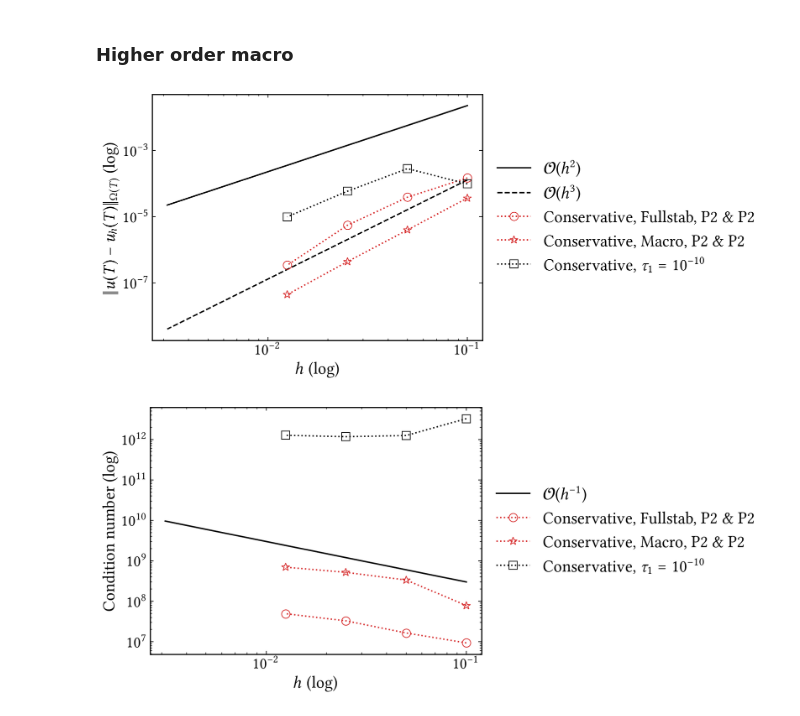
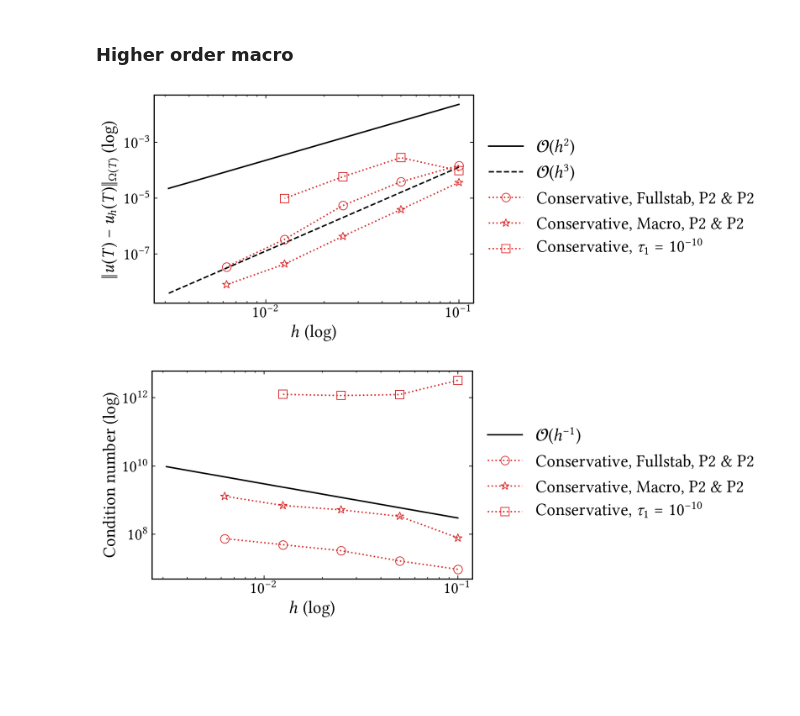
Before and after one commit to CutFEM/CutFEM-Library, a Jupyter notebook: notebook/convection_diffusion/macro_algoim.ipynb, the cells around one changed output. Drawn from its saved outputs; the diff is of its cells as text; code cells hidden in the pictures; blank space fills up the shorter version.

```diff
--- a/notebook/convection_diffusion/macro_algoim.ipynb
+++ b/notebook/convection_diffusion/macro_algoim.ipynb
@@ -42,19 +42,19 @@ tau5x10neg3 = mlines.Line2D([], [], color='C0', linestyle="-", label=r'$\tau_0 =
 tau3x10neg4 = mlines.Line2D([], [], color='C2', linestyle="-.", label=r'$\tau_0 = \tau_1 = 3\cdot 10^{-4}$')
 tau5x10neg4 = mlines.Line2D([], [], color='C3', linestyle=":", label=r'$\tau_0 = \tau_1 = 5\cdot 10^{-4}$')
 
-conservative = mlines.Line2D([0], [0], marker='none', color='black', linestyle=":", label='Conservative')
-classical = mlines.Line2D([0], [0], marker='none', color='black', linestyle=(0, (5,7)), label='Non-conservative')
+conservative = mlines.Line2D([0], [0], marker='None', color='black', linestyle=":", label='Conservative')
+classical = mlines.Line2D([0], [0], marker='None', color='black', linestyle=(0, (5,7)), label='Non-conservative')
 
 
 space = mlines.Line2D([0], [0], marker='None', color='None', linestyle="None", label=' ')
 
 circle = mlines.Line2D([0], [0], marker='o', color='black',
                           markersize=9, markerfacecolor="None",
-                          linestyle="none", markeredgewidth=0.8,
+                          linestyle="None", markeredgewidth=0.8,
                            label='Full stabilization.')
 
 star = mlines.Line2D([], [], color='black', marker='*',
-                          markersize=9,linestyle="none",
+                          markersize=9,linestyle="None",
                         markeredgewidth=0.8, markerfacecolor="None",
                         label='Macro stabilization.')
 
@@ -316,49 +317,97 @@ plt.show()
 # %% [markdown]
 ### Higher order macro
 # %%
-error_conservative_fullstab_P2_P2 = [0.0001494488616177271, 3.881628420637765e-05, 5.486702404706657e-06, 3.405538596876311e-07]
-cond_conservative_fullstab_P2_P2 = [9.363431e+06,1.648957e+07,3.287586e+07,4.932920e+07]
+error_conservative_fullstab_P2_P2 =[0.0001494488616173083, 3.881628420615635e-05, 5.486702405086791e-06, 3.405538587243277e-07, 3.529888636817087e-08]
 
-error_conservative_macro_delta45_P2_P2 = [3.681434970683743e-05, 3.959554991549808e-06, 4.339632026286346e-07, 4.405980880460053e-08]
-cond_conservative_macro_delta45_P2_P2 = [7.854238e+07,3.351243e+08,5.195198e+08,6.953168e+08]
+cond_conservative_fullstab_P2_P2 = [9.363431e+06,1.648957e+07,3.287586e+07,4.932920e+07,7.457605e+07]
+
+
+error_conservative_macro_delta45_P2_P2 = [3.681434970627714e-05, 3.959554991322784e-06, 4.33963202003749e-07, 4.405980891975698e-08, 8.078673628510773e-09]
+cond_conservative_macro_delta45_P2_P2 = [7.854238e+07,3.351243e+08,5.195198e+08,6.953168e+08,1.306586e+09]
+
+error_conservative_macro_delta45_tau100_P2_P2 = [3.781502359094419e-05, 4.009960412229689e-06, 3.964119427074606e-07, 4.221449769983625e-08, 4.273556115714899e-09]
+cond_conservative_macro_delta45_tau100_P2_P2 = [2.767550e+10,3.308026e+11,5.141940e+11,6.904360e+11,1e100]
 
 error_conservative_nostab_P2_P2 =  [9.834096382125155e-05, 0.0002842620509485111, 5.883419484511151e-05, 9.913740752163413e-06]
 cond_conservative_nostab_P2_P2 = [3.258768e+12,1.247742e+12,1.168398e+12,1.264501e+12]
 
 
 h = [0.1, 0.05, 0.025, 0.0125, 0.00625, 0.003125]
 
 fig2, ax2 = plt.subplots()
 
 ax2.loglog(h, 2.3e-0*np.power(h, 2), label=r"$\mathcal{O}(h^{2})$", linestyle="-", color="black")
 ax2.loglog(h, 1.3e-1*np.power(h, 3), label=r"$\mathcal{O}(h^{3})$", linestyle="--", color="black")
 
 # tau_1 = 0.1!!!!
-ax2.loglog(h[:-2], error_conservative_fullstab_P2_P2,  marker='o', markersize=9,linestyle=":", markeredgewidth=0.8, markerfacecolor="None", color="C3", label=r"Conservative, Fullstab, P2 \& P2")
-ax2.loglog(h[:-2], error_conservative_macro_delta45_P2_P2,  marker='*', markersize=9,linestyle=":", markeredgewidth=0.8, markerfacecolor="None", color="C3", label=r"Conservative, Macro, P2 \& P2")
-ax2.loglog(h[:-2], error_conservative_nostab_P2_P2,  marker='s', markersize=9,linestyle=":", markeredgewidth=0.8, markerfacecolor="None", color="black", label=r"Conservative, $\tau_1 = 10^{-10}$")
+ax2.loglog(h[:-1], error_conservative_fullstab_P2_P2,  marker='o', markersize=9,linestyle=":", markeredgewidth=0.8, markerfacecolor="None", color="C3", label=r"Conservative, Fullstab, P2 \& P2")
+ax2.loglog(h[:-1], error_conservative_macro_delta45_P2_P2,  marker='*', markersize=9,linestyle=":", markeredgewidth=0.8, markerfacecolor="None", color="C3", label=r"Conservative, Macro, P2 \& P2")
+ax2.loglog(h[:-2], error_conservative_nostab_P2_P2,  marker='s', markersize=9,linestyle=":", markeredgewidth=0.8, markerfacecolor="None", color="C3", label=r"Conservative, $\tau_1 = 10^{-10}$")
 
 ax2.legend(prop={'size': 18},loc='center left', bbox_to_anchor=(1.0, 0.5), ncol=1, frameon=False)
 
 ax2.set_xlabel(r"$h$ (log)", fontsize=18)
 ax2.tick_params(axis='both', which='major', labelsize=17)
 ax2.set_ylabel(r"$\|u(T)-u_h(T)\|_{\Omega(T)}$ (log)", fontsize=18)
 
 plt.show()
 
 
 fig3, ax3 = plt.subplots()
 
 ax3.loglog(h, 3e7*np.power(h, -1), label=r"$\mathcal{O}(h^{-1})$", linestyle="-", color="black")
-ax3.loglog(h[:-2], cond_conservative_fullstab_P2_P2,  marker='o', markersize=9,linestyle=":", markeredgewidth=0.8, markerfacecolor="None", color="C3", label=r"Conservative, Fullstab, P2 \& P2")
-ax3.loglog(h[:-2], cond_conservative_macro_delta45_P2_P2,  marker='*', markersize=9,linestyle=":", markeredgewidth=0.8, markerfacecolor="None", color="C3", label=r"Conservative, Macro, P2 \& P2")
-ax3.loglog(h[:-2], cond_conservative_nostab_P2_P2,  marker='s', markersize=9,linestyle=":", markeredgewidth=0.8, markerfacecolor="None", color="black", label=r"Conservative, $\tau_1 = 10^{-10}$")
+ax3.loglog(h[:-1], cond_conservative_fullstab_P2_P2,  marker='o', markersize=9,linestyle=":", markeredgewidth=0.8, markerfacecolor="None", color="C3", label=r"Conservative, Fullstab, P2 \& P2")
+ax3.loglog(h[:-1], cond_conservative_macro_delta45_P2_P2,  marker='*', markersize=9,linestyle=":", markeredgewidth=0.8, markerfacecolor="None", color="C3", label=r"Conservative, Macro, P2 \& P2")
+ax3.loglog(h[:-2], cond_conservative_nostab_P2_P2,  marker='s', markersize=9,linestyle=":", markeredgewidth=0.8, markerfacecolor="None", color="C3", label=r"Conservative, $\tau_1 = 10^{-10}$")
 ax3.legend(prop={'size': 18},loc='center left', bbox_to_anchor=(1.0, 0.5), ncol=1, frameon=False)
 ax3.set_xlabel(r"$h$ (log)", fontsize=18)
 ax3.tick_params(axis='both', which='major', labelsize=17)
 ax3.set_ylabel(r"Condition number (log)", fontsize=18)
 
 plt.show()
+
+# lobatto n = 5
+# delta = 0.45
+# tau1 = tau2 = c
+# h = 0.05
+
+error_conservative_fullstab = [5.945256023424691e-06, 4.912132205587452e-05, 3.881628420615635e-05, 0.0001791217635223409, 0.0002043873906895748, 0.0002030034464092415]
+error_conservative_macro = [8.029795423494367e-05, 3.959554991322784e-06, 4.009960412229689e-06, 4.010072629585349e-06, 6.99434585453863e-06]
+
+# h = 0.02
+#error_conservative_fullstab = []
+error_conservative_macro = [6.888488658758108e-06, 1.686817946912889e-06, 2.037511217897777e-07, 1.882261057388554e-07, 1.892615710049251e-07, 1.279402397649567e-05]
+
+cond_conservative_macro = [5.975333e+09, 9.126988e+07, 4.883852e+08, 4.846404e+11]
+
+c = [0.0000001, 0.0001, 0.1, 100, 100000, 100000000]
+fig4, ax4 = plt.subplots()
+ax4.loglog(c, error_conservative_fullstab,  marker='o', markersize=9,linestyle=":", markeredgewidth=0.8, markerfacecolor="None", color="C0", label=r"Conservative, Fullstab")
+ax4.loglog(c, error_conservative_macro,  marker='*', markersize=9,linestyle=":", markeredgewidth=0.8, markerfacecolor="None", color="C0", label=r"Conservative, Macro")
+#ax4.loglog(c, error_classical_fullstab,  marker='o', markersize=9,linestyle="-.", markeredgewidth=0.8, markerfacecolor="None", color="C0", label=r"Non-conservative, Fullstab")
+#ax4.loglog(c, error_classical_macro,  marker='*', markersize=9,linestyle="-.", markeredgewidth=0.8, markerfacecolor="None", color="C0", label=r"Non-conservative, Macro")
+
+#ax4.legend(prop={'size': 18},loc='center left', bbox_to_anchor=(1.0, 0.5), ncol=1, frameon=False)
+ax4.legend(handles=[circle, star, space, conservative, classical], prop={'size': 18},loc='center left', bbox_to_anchor=(1.0, 0.5), ncol=1, frameon=False)
+ax4.set_xlabel(r"$\tau_1$ (log)", fontsize=18)
+ax4.tick_params(axis='both', which='major', labelsize=17)
+ax4.set_ylabel(r"$\|u(T)-u_h(T)\|_{\Omega(T)}$", fontsize=18)
+
+plt.show()
+
+fig4, ax4 = plt.subplots()
+#ax4.loglog(c, error_conservative_fullstab,  marker='o', markersize=9,linestyle=":", markeredgewidth=0.8, markerfacecolor="None", color="C0", label=r"Conservative, Fullstab")
+ax4.loglog(c[:-2], cond_conservative_macro,  marker='*', markersize=9,linestyle=":", markeredgewidth=0.8, markerfacecolor="None", color="C0", label=r"Conservative, Macro")
+#ax4.loglog(c, error_classical_fullstab,  marker='o', markersize=9,linestyle="-.", markeredgewidth=0.8, markerfacecolor="None", color="C0", label=r"Non-conservative, Fullstab")
+#ax4.loglog(c, error_classical_macro,  marker='*', markersize=9,linestyle="-.", markeredgewidth=0.8, markerfacecolor="None", color="C0", label=r"Non-conservative, Macro")
+
+#ax4.legend(prop={'size': 18},loc='center left', bbox_to_anchor=(1.0, 0.5), ncol=1, frameon=False)
+ax4.legend(handles=[circle, star, space, conservative, classical], prop={'size': 18},loc='center left', bbox_to_anchor=(1.0, 0.5), ncol=1, frameon=False)
+ax4.set_xlabel(r"$\tau_1$ (log)", fontsize=18)
+ax4.tick_params(axis='both', which='major', labelsize=17)
+ax4.set_ylabel(r"$\kappa(A)$", fontsize=18)
+ax4.set_title("Condition number")
+plt.show()
 # %% [output]
-[figure, old version]
+[figure, new version]
-[figure, old version]
+[figure, new version]
```
Also changed, not shown: parts of 5 cells of this notebook, 6 other files.
